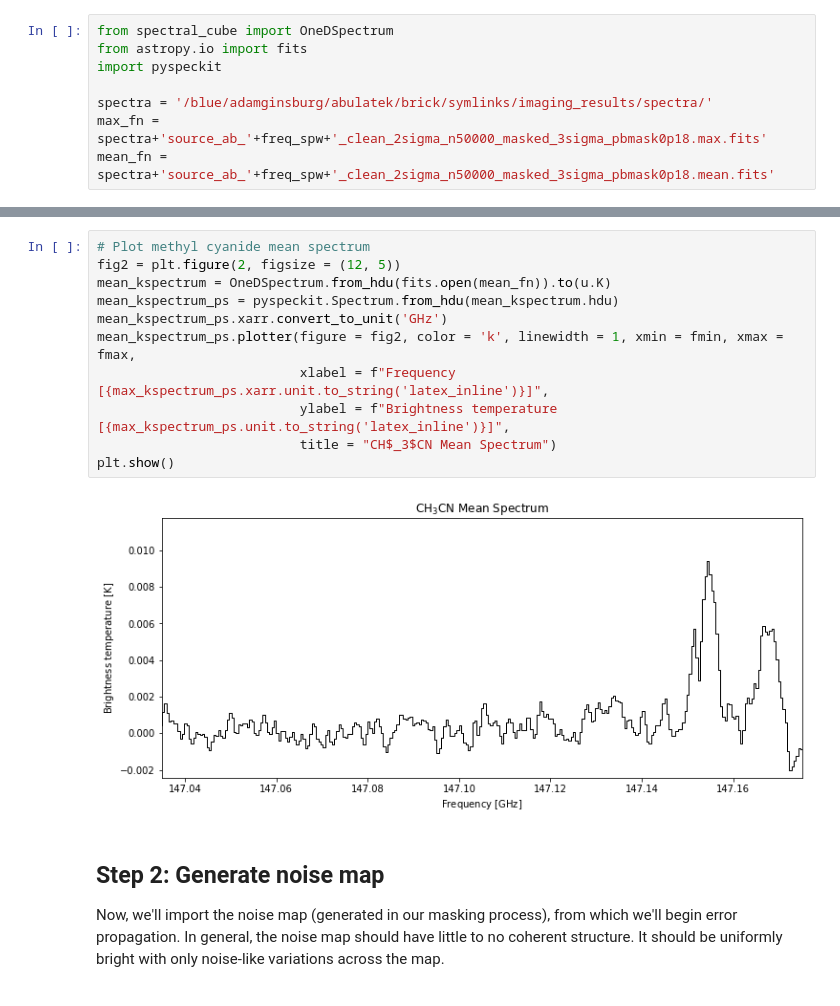
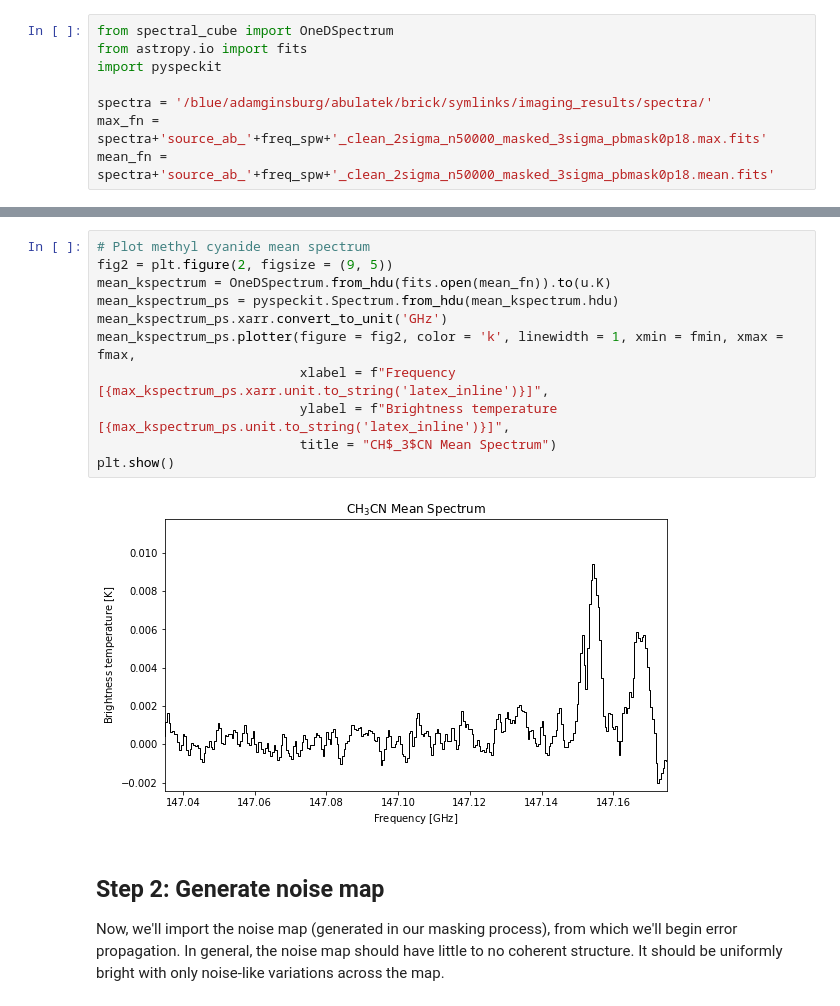
Before and after one commit to abulatek/brick, a Jupyter notebook: first_results/temperature_map/ProcessingTutorial.ipynb, the cells around one changed output, grey strips where cells are left out. Cells and saved outputs as stored; diff of their text form.

```diff
--- a/first_results/temperature_map/ProcessingTutorial.ipynb
+++ b/first_results/temperature_map/ProcessingTutorial.ipynb
@@ -89,16 +89,16 @@ plt.show()
 # %%
 # Plot methyl cyanide mean spectrum
-fig2 = plt.figure(2, figsize = (12, 5))
+fig2 = plt.figure(2, figsize = (9, 5))
 mean_kspectrum = OneDSpectrum.from_hdu(fits.open(mean_fn)).to(u.K)
 mean_kspectrum_ps = pyspeckit.Spectrum.from_hdu(mean_kspectrum.hdu)
 mean_kspectrum_ps.xarr.convert_to_unit('GHz')
 mean_kspectrum_ps.plotter(figure = fig2, color = 'k', linewidth = 1, xmin = fmin, xmax = fmax,
                           xlabel = f"Frequency [{max_kspectrum_ps.xarr.unit.to_string('latex_inline')}]",
                           ylabel = f"Brightness temperature [{max_kspectrum_ps.unit.to_string('latex_inline')}]",
                           title = "CH$_3$CN Mean Spectrum")
 plt.show()
 # %% [output]
-[figure, old version]
+[figure, new version]
 # %% [markdown]
 ## Step 2: Generate noise map
 
```
Also changed, not shown: parts of 5 cells of this notebook, 5 other files.
